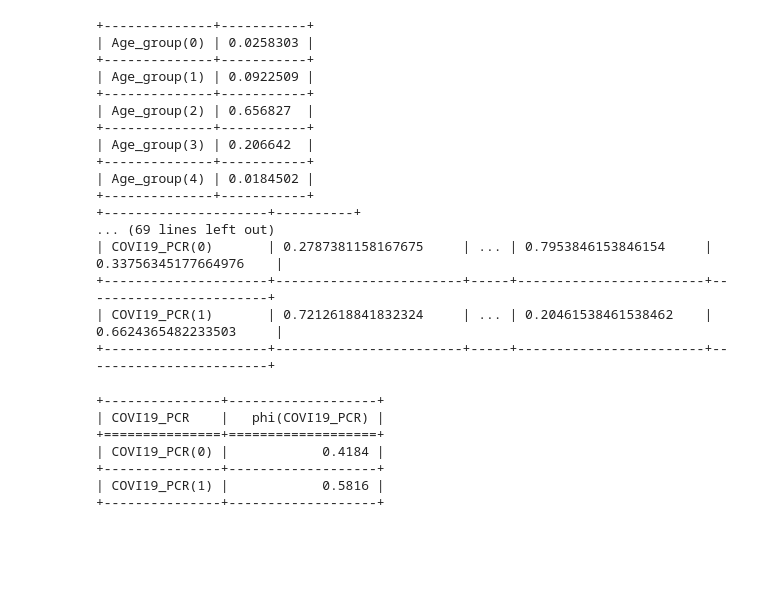
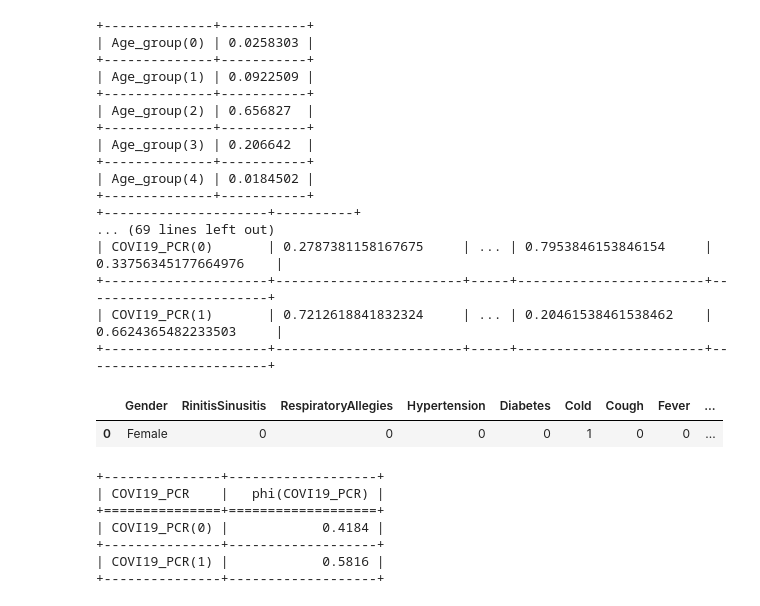
Before and after one commit to Ndelaski/Advanced-projects, a Jupyter notebook: predicting covid with trial data.ipynb, the cells around one changed output. Drawn from its saved outputs; the diff is of its cells as text; code cells hidden in the pictures; blank space fills up the shorter version.

```diff
--- a/predicting covid with trial data.ipynb
+++ b/predicting covid with trial data.ipynb
@@ -605,6 +603,11 @@ for cpd in bnmodel.get_cpds():
 +---------------------+------------------------+-----+------------------------+------------------------+
 | COVI19_PCR(1)       | 0.7212618841832324     | ... | 0.20461538461538462    | 0.6624365482233503     |
 +---------------------+------------------------+-----+------------------------+------------------------+
+# %%
+covid_symp.head(1)
+# %% [output]
+|  | Gender | RinitisSinusitis | RespiratoryAllegies | Hypertension | Diabetes | Cold | Cough | Fever | ... |
+| 0 | Female | 0 | 0 | 0 | 0 | 1 | 0 | 0 | ... |
 # %%
 evidence = {'Smoker': 0, 'Age_group': 4, 'Fever': 1}
 print(infer.query(['COVI19_PCR'], evidence=evidence))
```
Also changed, not shown: parts of 8 cells of this notebook, 1 other file.
